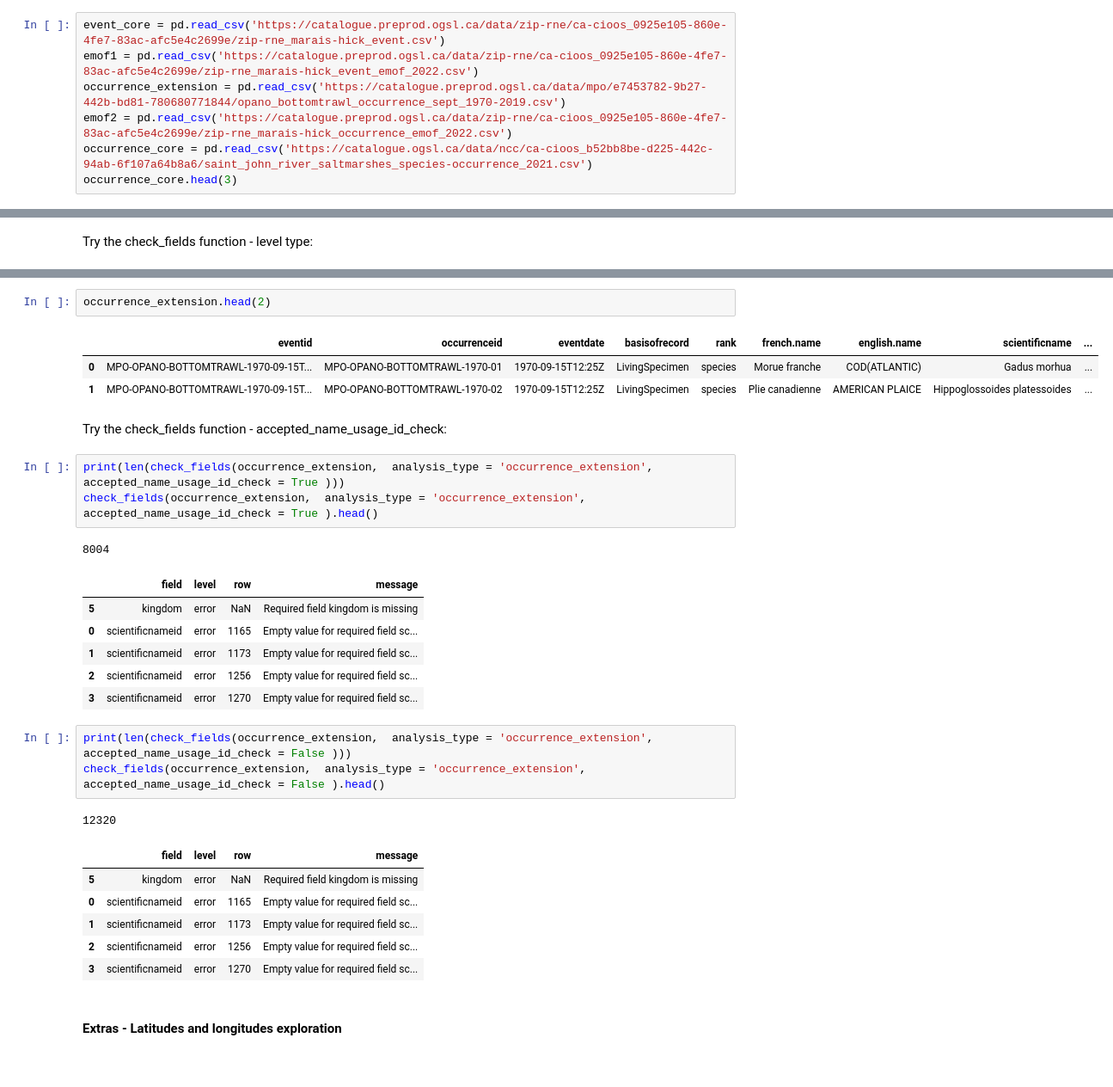
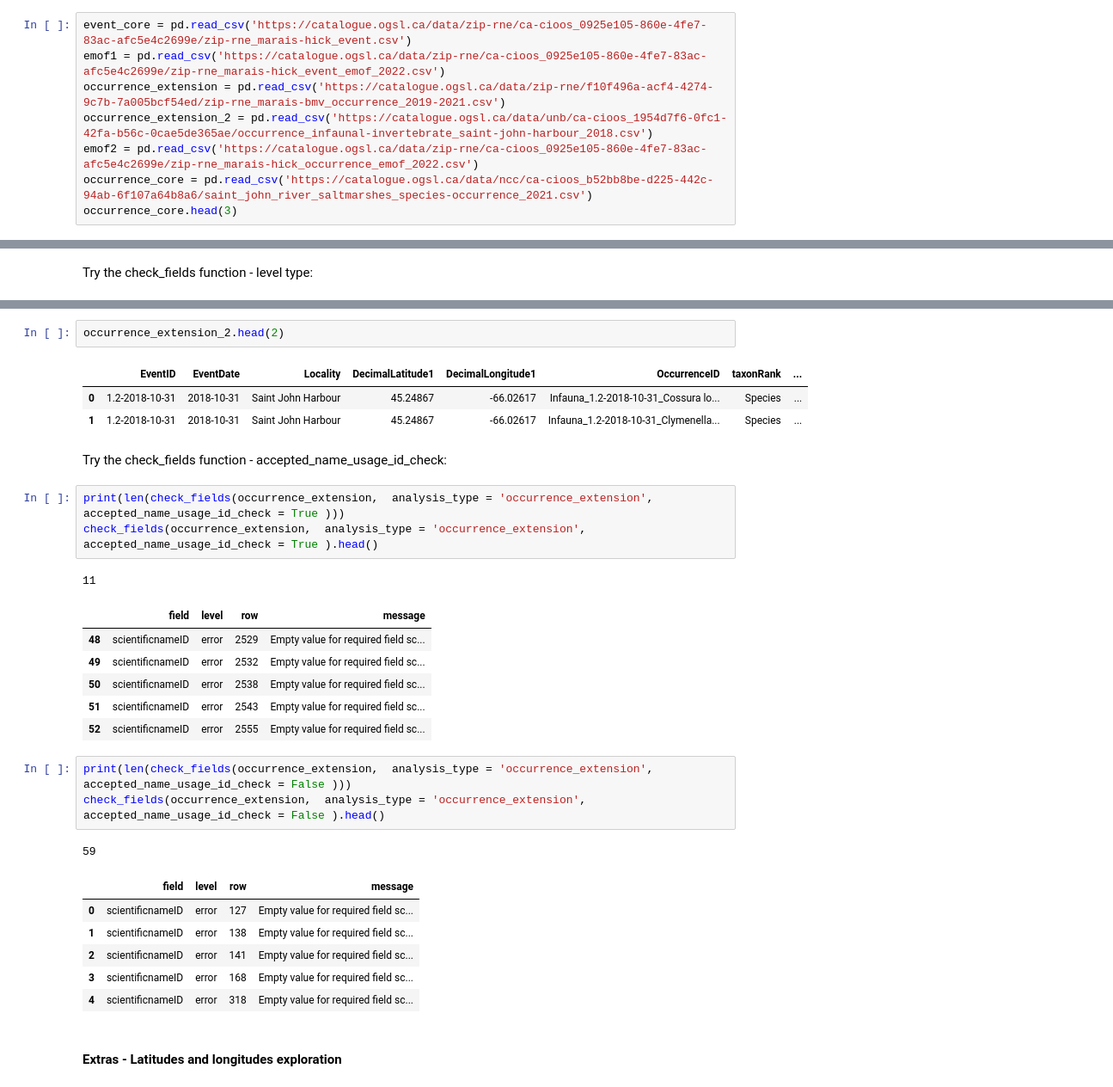
Before and after one commit to cioos-siooc/pyobistools, a Jupyter notebook: notebooks_Pyobis_sprint/notebook sprint - check_fields.ipynb, the cells around one changed output, grey strips where cells are left out. Shown at 86% size. Cells and saved outputs as stored; diff of their text form.

```diff
--- a/notebooks_Pyobis_sprint/notebook sprint - check_fields.ipynb
+++ b/notebooks_Pyobis_sprint/notebook sprint - check_fields.ipynb
@@ -48,10 +50,11 @@ See R documentation https://github.com/iobis/obistools#check-required-fields
 # %% [markdown]
 Load different types of DWC files:
 # %%
-event_core = pd.read_csv('https://catalogue.preprod.ogsl.ca/data/zip-rne/ca-cioos_0925e105-860e-4fe7-83ac-afc5e4c2699e/zip-rne_marais-hick_event.csv')
-emof1 = pd.read_csv('https://catalogue.preprod.ogsl.ca/data/zip-rne/ca-cioos_0925e105-860e-4fe7-83ac-afc5e4c2699e/zip-rne_marais-hick_event_emof_2022.csv')
-occurrence_extension = pd.read_csv('https://catalogue.preprod.ogsl.ca/data/mpo/e7453782-9b27-442b-bd81-780680771844/opano_bottomtrawl_occurrence_sept_1970-2019.csv')
-emof2 = pd.read_csv('https://catalogue.preprod.ogsl.ca/data/zip-rne/ca-cioos_0925e105-860e-4fe7-83ac-afc5e4c2699e/zip-rne_marais-hick_occurrence_emof_2022.csv')
+event_core = pd.read_csv('https://catalogue.ogsl.ca/data/zip-rne/ca-cioos_0925e105-860e-4fe7-83ac-afc5e4c2699e/zip-rne_marais-hick_event.csv')
+emof1 = pd.read_csv('https://catalogue.ogsl.ca/data/zip-rne/ca-cioos_0925e105-860e-4fe7-83ac-afc5e4c2699e/zip-rne_marais-hick_event_emof_2022.csv')
+occurrence_extension = pd.read_csv('https://catalogue.ogsl.ca/data/zip-rne/f10f496a-acf4-4274-9c7b-7a005bcf54ed/zip-rne_marais-bmv_occurrence_2019-2021.csv')
+occurrence_extension_2 = pd.read_csv('https://catalogue.ogsl.ca/data/unb/ca-cioos_1954d7f6-0fc1-42fa-b56c-0cae5de365ae/occurrence_infaunal-invertebrate_saint-john-harbour_2018.csv')
+emof2 = pd.read_csv('https://catalogue.ogsl.ca/data/zip-rne/ca-cioos_0925e105-860e-4fe7-83ac-afc5e4c2699e/zip-rne_marais-hick_occurrence_emof_2022.csv')
 occurrence_core = pd.read_csv('https://catalogue.ogsl.ca/data/ncc/ca-cioos_b52bb8be-d225-442c-94ab-6f107a64b8a6/saint_john_river_saltmarshes_species-occurrence_2021.csv')
 occurrence_core.head(3)
 # %% [output]
@@ -108,33 +125,33 @@ check_fields(occurrence_core, level = 'warning', analysis_type = 'occurrence_cor
 # %%
-occurrence_extension.head(2)
+occurrence_extension_2.head(2)
 # %% [output]
-|  | eventid | occurrenceid | eventdate | basisofrecord | rank | french.name | english.name | scientificname | ... |
-| 0 | MPO-OPANO-BOTTOMTRAWL-1970-09-15T... | MPO-OPANO-BOTTOMTRAWL-1970-01 | 1970-09-15T12:25Z | LivingSpecimen | species | Morue franche | COD(ATLANTIC) | Gadus morhua | ... |
-| 1 | MPO-OPANO-BOTTOMTRAWL-1970-09-15T... | MPO-OPANO-BOTTOMTRAWL-1970-02 | 1970-09-15T12:25Z | LivingSpecimen | species | Plie canadienne | AMERICAN PLAICE | Hippoglossoides platessoides | ... |
+|  | EventID | EventDate | Locality | DecimalLatitude1 | DecimalLongitude1 | OccurrenceID | taxonRank | ... |
+| 0 | 1.2-2018-10-31 | 2018-10-31 | Saint John Harbour | 45.24867 | -66.02617 | Infauna_1.2-2018-10-31_Cossura lo... | Species | ... |
+| 1 | 1.2-2018-10-31 | 2018-10-31 | Saint John Harbour | 45.24867 | -66.02617 | Infauna_1.2-2018-10-31_Clymenella... | Species | ... |
 # %% [markdown]
 Try the check_fields function - accepted_name_usage_id_check:
 # %%
 print(len(check_fields(occurrence_extension,  analysis_type = 'occurrence_extension', accepted_name_usage_id_check = True )))
 check_fields(occurrence_extension,  analysis_type = 'occurrence_extension', accepted_name_usage_id_check = True ).head()
 # %% [output]
-8004
+11
 |  | field | level | row | message |
-| 5 | kingdom | error | NaN | Required field kingdom is missing |
-| 0 | scientificnameid | error | 1165 | Empty value for required field sc... |
-| 1 | scientificnameid | error | 1173 | Empty value for required field sc... |
-| 2 | scientificnameid | error | 1256 | Empty value for required field sc... |
-| 3 | scientificnameid | error | 1270 | Empty value for required field sc... |
+| 48 | scientificnameID | error | 2529 | Empty value for required field sc... |
+| 49 | scientificnameID | error | 2532 | Empty value for required field sc... |
+| 50 | scientificnameID | error | 2538 | Empty value for required field sc... |
+| 51 | scientificnameID | error | 2543 | Empty value for required field sc... |
+| 52 | scientificnameID | error | 2555 | Empty value for required field sc... |
 # %%
 print(len(check_fields(occurrence_extension,  analysis_type = 'occurrence_extension', accepted_name_usage_id_check = False )))
 check_fields(occurrence_extension,  analysis_type = 'occurrence_extension', accepted_name_usage_id_check = False ).head()
 # %% [output]
-12320
+59
 |  | field | level | row | message |
-| 5 | kingdom | error | NaN | Required field kingdom is missing |
-| 0 | scientificnameid | error | 1165 | Empty value for required field sc... |
-| 1 | scientificnameid | error | 1173 | Empty value for required field sc... |
-| 2 | scientificnameid | error | 1256 | Empty value for required field sc... |
-| 3 | scientificnameid | error | 1270 | Empty value for required field sc... |
+| 0 | scientificnameID | error | 127 | Empty value for required field sc... |
+| 1 | scientificnameID | error | 138 | Empty value for required field sc... |
+| 2 | scientificnameID | error | 141 | Empty value for required field sc... |
+| 3 | scientificnameID | error | 168 | Empty value for required field sc... |
+| 4 | scientificnameID | error | 318 | Empty value for required field sc... |
 # %% [markdown]
 #### Extras - Latitudes and longitudes exploration
 # %%
```
Also changed, not shown: parts of 8 cells of this notebook, 3 other files.
